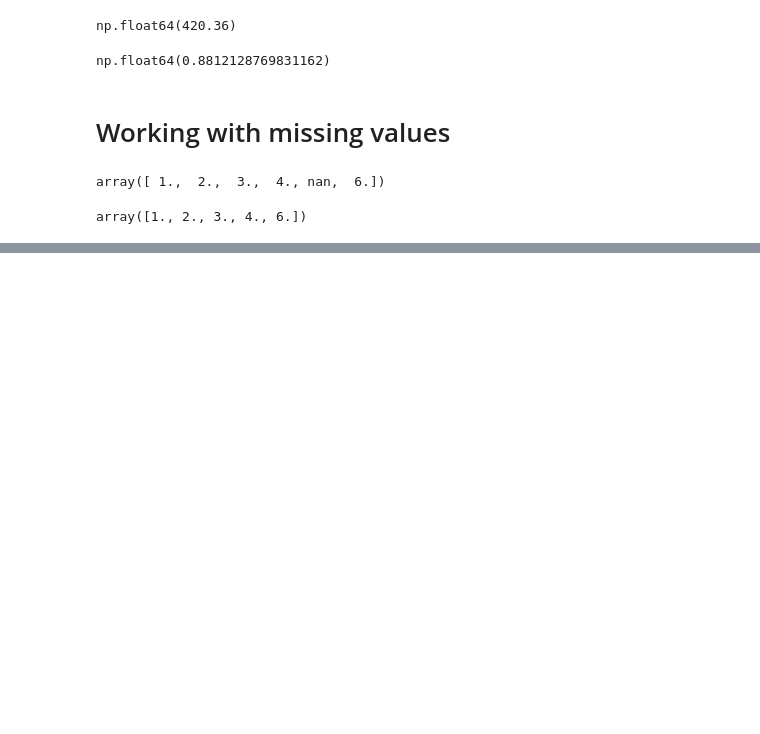
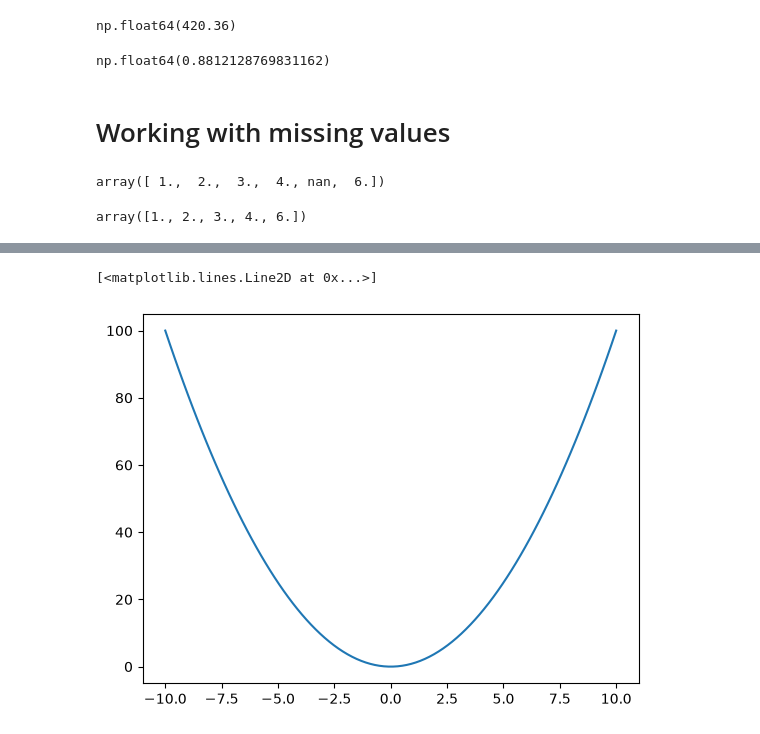
Before and after one commit to ishyverma/numpy-fundamentals, a Jupyter notebook: NumPy_Advance.ipynb, the cells around one changed output, grey strips where cells are left out. Saved outputs shown, nothing was run; the diff lists cells and outputs as text; code cells hidden in the pictures; blank space fills up the shorter version.

```diff
--- a/NumPy_Advance.ipynb
+++ b/NumPy_Advance.ipynb
@@ -204,0 +256,7 @@ array([1., 2., 3., 4., 6.])
+# %%
+y = x ** 2
+
+plt.plot(x, y)
+# %% [output]
+[<matplotlib.lines.Line2D at 0x...>]
+[figure, added]
```
Also changed, not shown: parts of 7 cells of this notebook.
